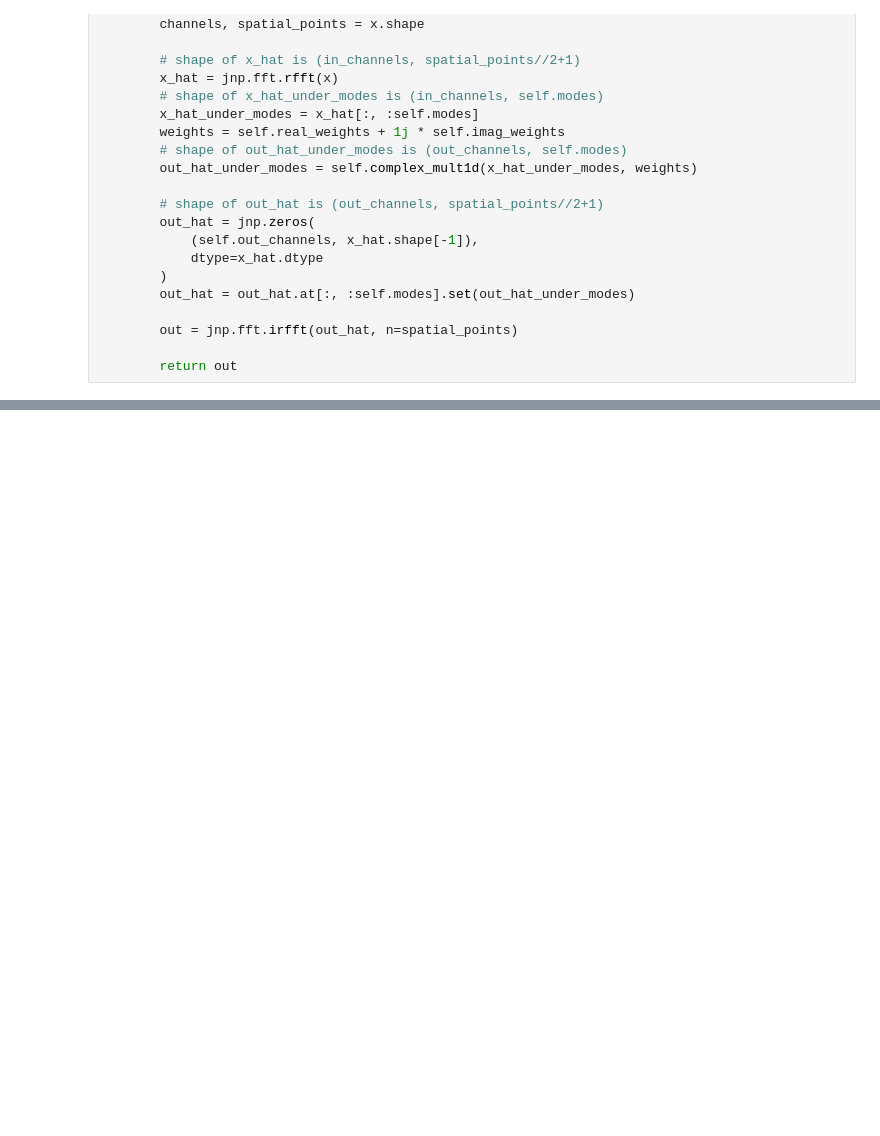
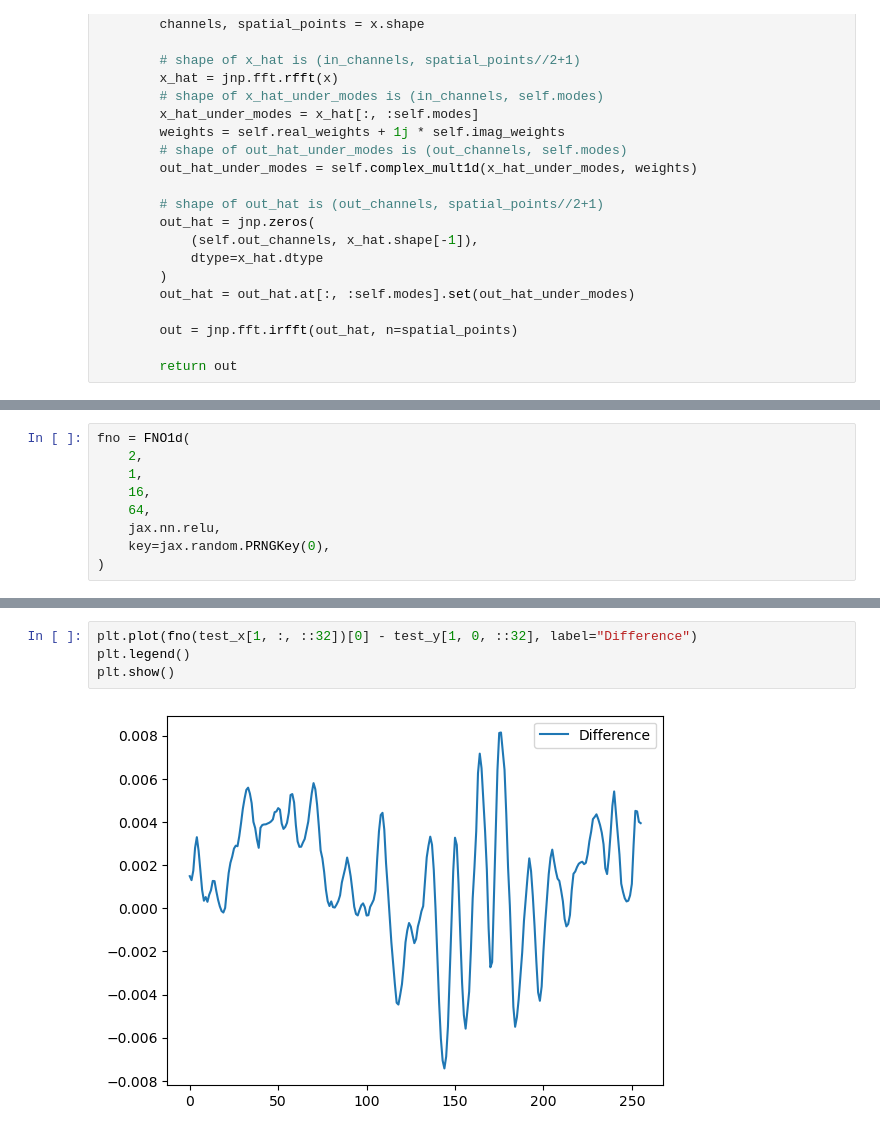
Before and after one commit to RuneRost/RadiativeTransfer, a Jupyter notebook: Tutorial_FNOinJAX.ipynb, the cells around one changed output, grey strips where cells are left out. Drawn from its saved outputs; the diff is of its cells as text; blank space fills up the shorter version.

```diff
--- a/Tutorial_FNOinJAX.ipynb
+++ b/Tutorial_FNOinJAX.ipynb
@@ -159,0 +219,9 @@ class FNOBlock1d(eqx.Module):
+# %%
+fno = FNO1d(
+    2,
+    1,
+    16,
+    64,
+    jax.nn.relu,
+    key=jax.random.PRNGKey(0),
+)
@@ -159,0 +296,6 @@ class FNOBlock1d(eqx.Module):
+# %%
+plt.plot(fno(test_x[1, :, ::32])[0] - test_y[1, 0, ::32], label="Difference")
+plt.legend()
+plt.show()
+# %% [output]
+[figure, added]
```
Also changed, not shown: parts of 10 cells of this notebook.
